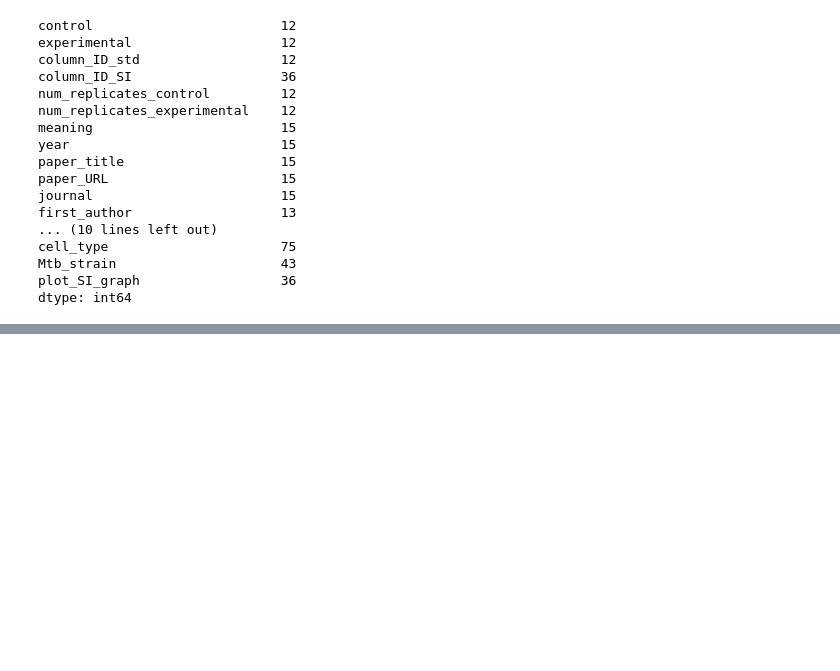
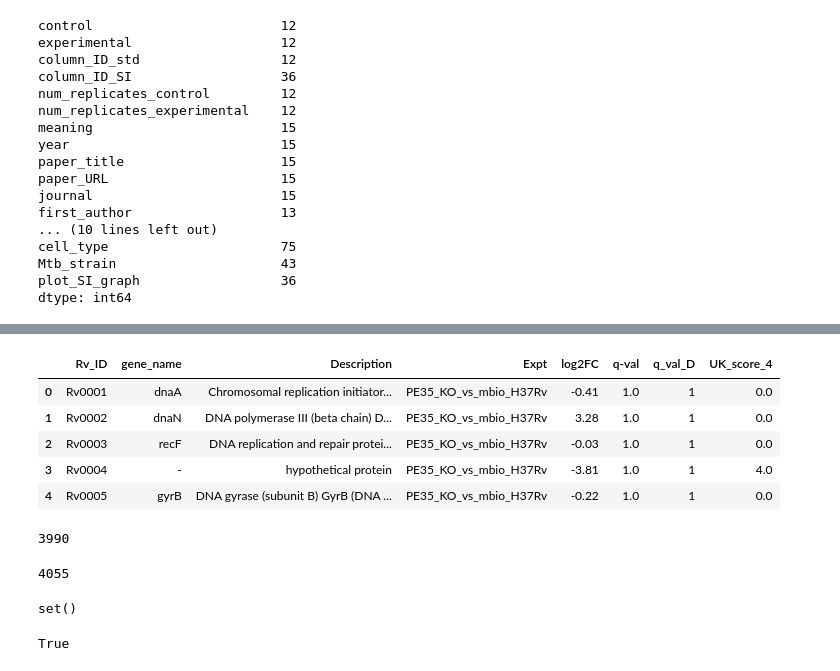
Before and after one commit to ajinich/mtb_tn_db, a Jupyter notebook: code/data_wrangling/data_for_dash.ipynb, the cells around one changed output, grey strips where cells are left out. Cells and saved outputs as stored; diff of their text form; code cells hidden in the pictures; blank space fills up the shorter version.

```diff
--- a/code/data_wrangling/data_for_dash.ipynb
+++ b/code/data_wrangling/data_for_dash.ipynb
@@ -543,0 +577,10 @@ col_desc.to_csv('../../data/col_desc_dash.tsv', index=False, sep='\t')
+# %%
+std_data = pd.read_csv('../../data/standardized_data_dash.tsv', sep='\t')
+std_data.head()
+# %% [output]
+|  | Rv_ID | gene_name | Description | Expt | log2FC | q-val | q_val_D | UK_score_4 |
+| 0 | Rv0001 | dnaA | Chromosomal replication initiator... | PE35_KO_vs_mbio_H37Rv | -0.41 | 1.0 | 1 | 0.0 |
+| 1 | Rv0002 | dnaN | DNA polymerase III (beta chain) D... | PE35_KO_vs_mbio_H37Rv | 3.28 | 1.0 | 1 | 0.0 |
+| 2 | Rv0003 | recF | DNA replication and repair protei... | PE35_KO_vs_mbio_H37Rv | -0.03 | 1.0 | 1 | 0.0 |
+| 3 | Rv0004 | - | hypothetical protein | PE35_KO_vs_mbio_H37Rv | -3.81 | 1.0 | 1 | 4.0 |
+| 4 | Rv0005 | gyrB | DNA gyrase (subunit B) GyrB (DNA ... | PE35_KO_vs_mbio_H37Rv | -0.22 | 1.0 | 1 | 0.0 |
@@ -543,0 +591,16 @@ col_desc.to_csv('../../data/col_desc_dash.tsv', index=False, sep='\t')
+# %%
+len(si_Rvs)
+# %% [output]
+3990
+# %%
+len(std_Rvs)
+# %% [output]
+4055
+# %%
+si_Rvs.difference(std_Rvs)
+# %% [output]
+set()
+# %%
+si_Rvs.issubset(std_Rvs)
+# %% [output]
+True
```
Also changed, not shown: parts of 19 cells of this notebook, 4 other files.
